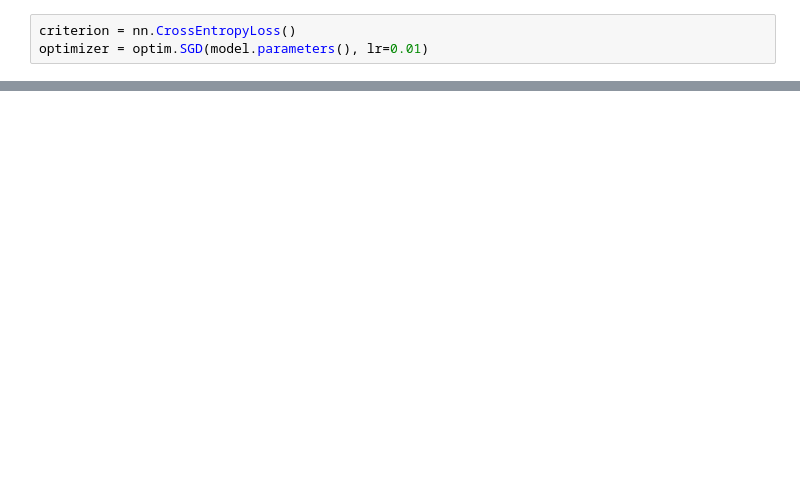
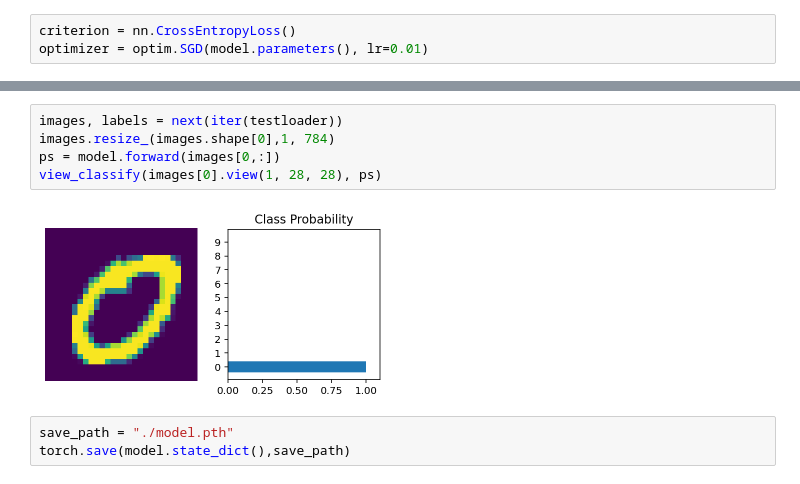
Before and after one commit to Marzipan78/Striving, a Jupyter notebook: M6_Computer_Vision/04. Kernels, callbacks and thresholding/mnist_mlp.ipynb, the cells around one changed output, grey strips where cells are left out. Drawn from its saved outputs; the diff is of its cells as text; blank space fills up the shorter version.

```diff
--- a/M6_Computer_Vision/04. Kernels, callbacks and thresholding/mnist_mlp.ipynb
+++ b/M6_Computer_Vision/04. Kernels, callbacks and thresholding/mnist_mlp.ipynb
@@ -126,0 +145,10 @@ for e in range(epochs):
+# %%
+images, labels = next(iter(testloader))
+images.resize_(images.shape[0],1, 784)
+ps = model.forward(images[0,:])
+view_classify(images[0].view(1, 28, 28), ps)
+# %% [output]
+[figure, added]
+# %%
+save_path = "./model.pth"
+torch.save(model.state_dict(),save_path)
```
Also changed, not shown: parts of 4 cells of this notebook, 6 other files.
